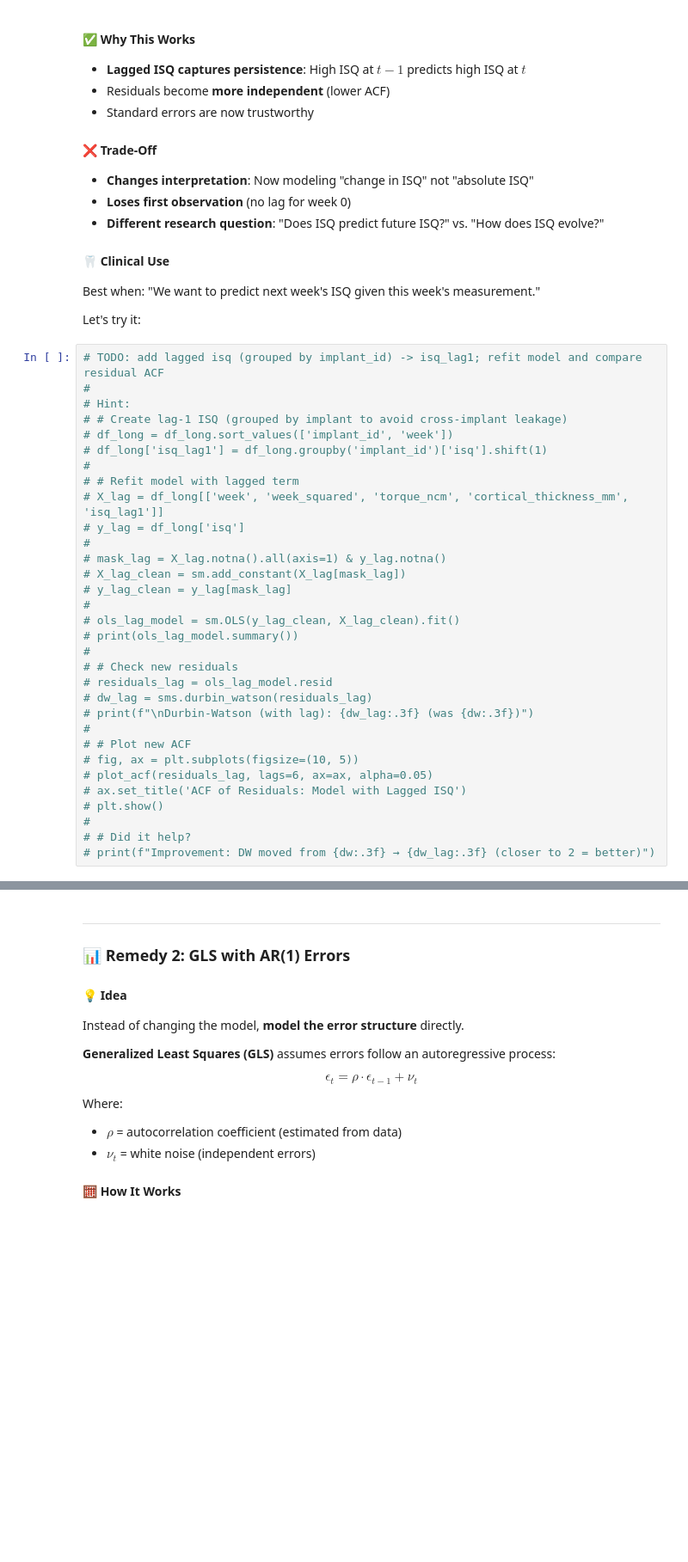
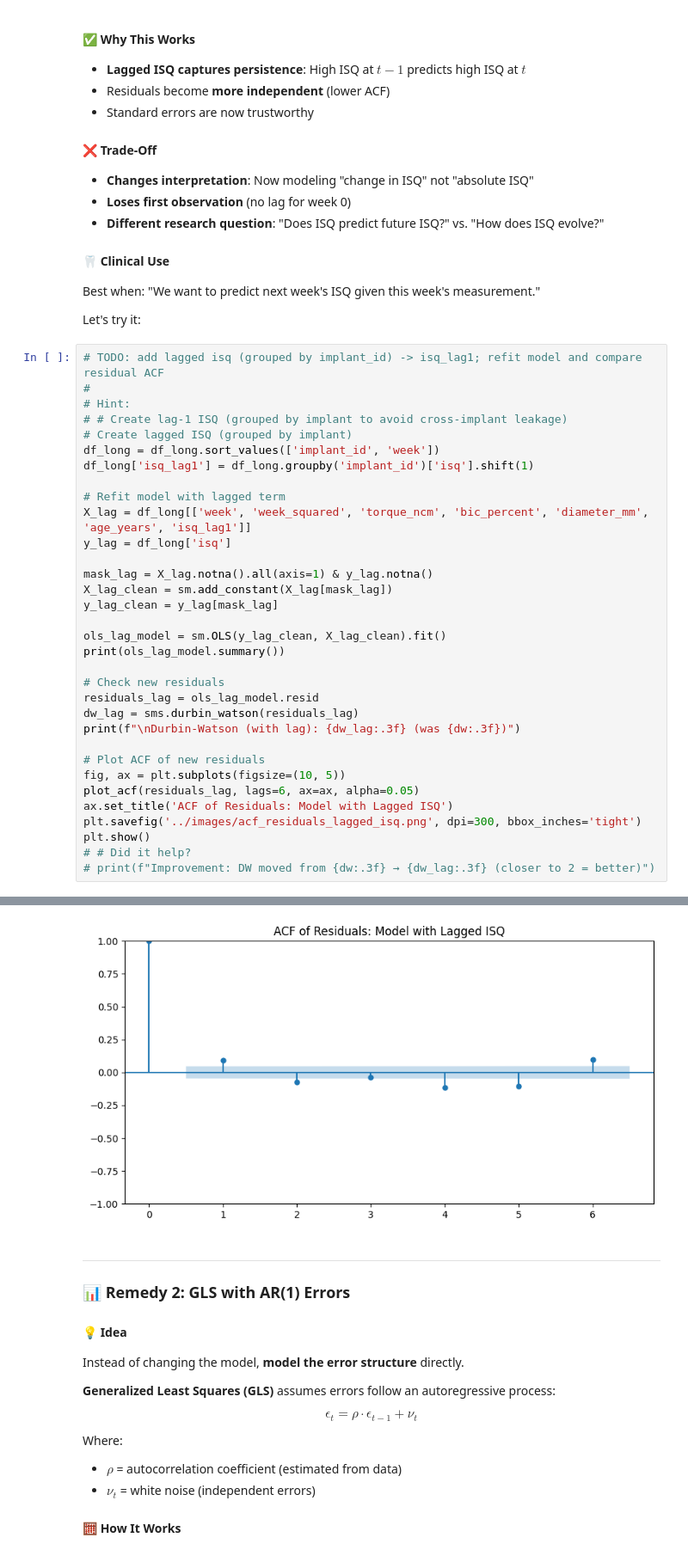
Before and after one commit to Tuminha/Implant-Stability-Stats-Lab-Autocorrelation-Vs-Multicollinearity, a Jupyter notebook: notebooks/02_autocorrelation_lab.ipynb, the cells around one changed output, grey strips where cells are left out. Shown: that part at 86% size. Cells and saved outputs as stored; diff of their text form; blank space fills up the shorter version.

```diff
--- a/notebooks/02_autocorrelation_lab.ipynb
+++ b/notebooks/02_autocorrelation_lab.ipynb
@@ -543,30 +556,32 @@ Let's try it:
 #
 # Hint:
 # # Create lag-1 ISQ (grouped by implant to avoid cross-implant leakage)
-# df_long = df_long.sort_values(['implant_id', 'week'])
-# df_long['isq_lag1'] = df_long.groupby('implant_id')['isq'].shift(1)
-#
-# # Refit model with lagged term
-# X_lag = df_long[['week', 'week_squared', 'torque_ncm', 'cortical_thickness_mm', 'isq_lag1']]
-# y_lag = df_long['isq']
-#
-# mask_lag = X_lag.notna().all(axis=1) & y_lag.notna()
-# X_lag_clean = sm.add_constant(X_lag[mask_lag])
-# y_lag_clean = y_lag[mask_lag]
-#
-# ols_lag_model = sm.OLS(y_lag_clean, X_lag_clean).fit()
-# print(ols_lag_model.summary())
-#
-# # Check new residuals
-# residuals_lag = ols_lag_model.resid
-# dw_lag = sms.durbin_watson(residuals_lag)
-# print(f"\nDurbin-Watson (with lag): {dw_lag:.3f} (was {dw:.3f})")
-#
-# # Plot new ACF
-# fig, ax = plt.subplots(figsize=(10, 5))
-# plot_acf(residuals_lag, lags=6, ax=ax, alpha=0.05)
-# ax.set_title('ACF of Residuals: Model with Lagged ISQ')
-# plt.show()
-#
+# Create lagged ISQ (grouped by implant)
+df_long = df_long.sort_values(['implant_id', 'week'])
+df_long['isq_lag1'] = df_long.groupby('implant_id')['isq'].shift(1)
+
+# Refit model with lagged term
+X_lag = df_long[['week', 'week_squared', 'torque_ncm', 'bic_percent', 'diameter_mm', 'age_years', 'isq_lag1']]
+y_lag = df_long['isq']
+
+mask_lag = X_lag.notna().all(axis=1) & y_lag.notna()
+X_lag_clean = sm.add_constant(X_lag[mask_lag])
+y_lag_clean = y_lag[mask_lag]
+
+ols_lag_model = sm.OLS(y_lag_clean, X_lag_clean).fit()
+print(ols_lag_model.summary())
+
+# Check new residuals
+residuals_lag = ols_lag_model.resid
+dw_lag = sms.durbin_watson(residuals_lag)
+print(f"\nDurbin-Watson (with lag): {dw_lag:.3f} (was {dw:.3f})")
+
+# Plot ACF of new residuals
+fig, ax = plt.subplots(figsize=(10, 5))
+plot_acf(residuals_lag, lags=6, ax=ax, alpha=0.05)
+ax.set_title('ACF of Residuals: Model with Lagged ISQ')
+plt.savefig('../images/acf_residuals_lagged_isq.png', dpi=300, bbox_inches='tight')
+plt.show()
 # # Did it help?
 # print(f"Improvement: DW moved from {dw:.3f} → {dw_lag:.3f} (closer to 2 = better)")
+# %% [output]
@@ -573,3 +605,4 @@ Let's try it:
+[figure, added]
 # %% [markdown]
 ---
 
```
Also changed, not shown: parts of 8 cells of this notebook, 1 other file.
